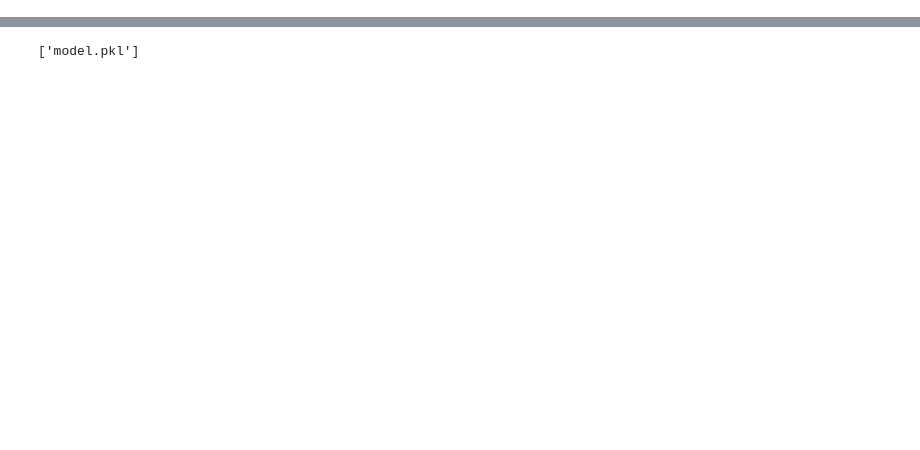
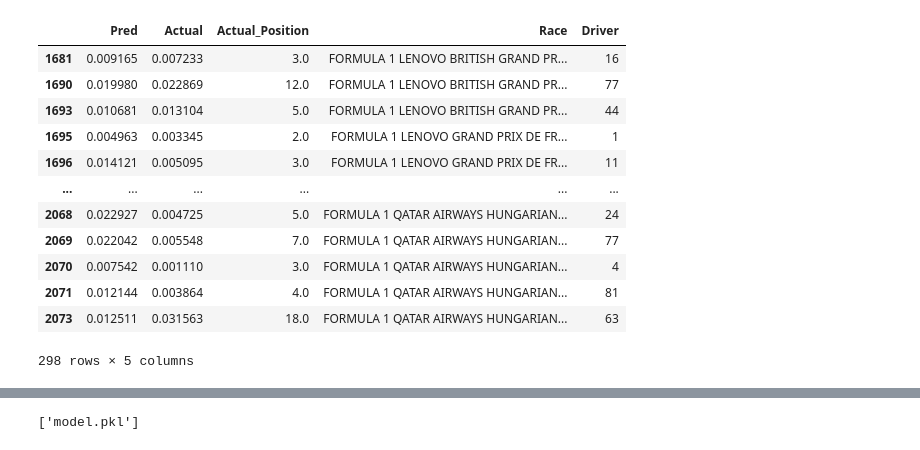
Before and after one commit to jamisonmeindl/F1-Data-Analysis, a Jupyter notebook: training.ipynb, the cells around one changed output, grey strips where cells are left out. Saved outputs shown, nothing was run; the diff lists cells and outputs as text; code cells hidden in the pictures; blank space fills up the shorter version.

```diff
--- a/training.ipynb
+++ b/training.ipynb
@@ -130,6 +139,22 @@ test_y = test_data['LapPercent']
 pred = model.predict(test_X)
 # %%
 results = pd.DataFrame({'Pred': pred, 'Actual': test_y, 'Actual_Position': test_data['Position'], 'Race': test_data['OfficialEventName'], 'Driver': test_data['DriverNumber']})
+# %%
+results
+# %% [output]
+|  | Pred | Actual | Actual_Position | Race | Driver |
+| 1681 | 0.009165 | 0.007233 | 3.0 | FORMULA 1 LENOVO BRITISH GRAND PR... | 16 |
+| 1690 | 0.019980 | 0.022869 | 12.0 | FORMULA 1 LENOVO BRITISH GRAND PR... | 77 |
+| 1693 | 0.010681 | 0.013104 | 5.0 | FORMULA 1 LENOVO BRITISH GRAND PR... | 44 |
+| 1695 | 0.004963 | 0.003345 | 2.0 | FORMULA 1 LENOVO GRAND PRIX DE FR... | 1 |
+| 1696 | 0.014121 | 0.005095 | 3.0 | FORMULA 1 LENOVO GRAND PRIX DE FR... | 11 |
+| ... | ... | ... | ... | ... | ... |
+| 2068 | 0.022927 | 0.004725 | 5.0 | FORMULA 1 QATAR AIRWAYS HUNGARIAN... | 24 |
+| 2069 | 0.022042 | 0.005548 | 7.0 | FORMULA 1 QATAR AIRWAYS HUNGARIAN... | 77 |
+| 2070 | 0.007542 | 0.001110 | 3.0 | FORMULA 1 QATAR AIRWAYS HUNGARIAN... | 4 |
+| 2071 | 0.012144 | 0.003864 | 4.0 | FORMULA 1 QATAR AIRWAYS HUNGARIAN... | 81 |
+| 2073 | 0.012511 | 0.031563 | 18.0 | FORMULA 1 QATAR AIRWAYS HUNGARIAN... | 63 |
+298 rows × 5 columns
 # %%
 results['Pred_Position'] = results.groupby('Race')['Pred'].rank(method = 'first')
 # %%
```
Also changed, not shown: parts of 18 cells of this notebook, 2 other files.
